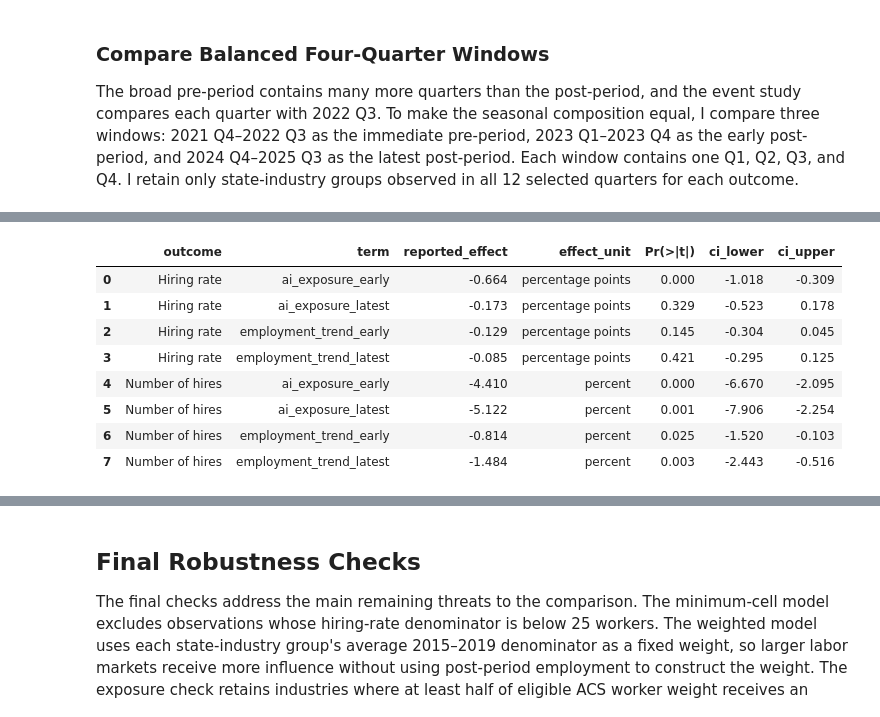
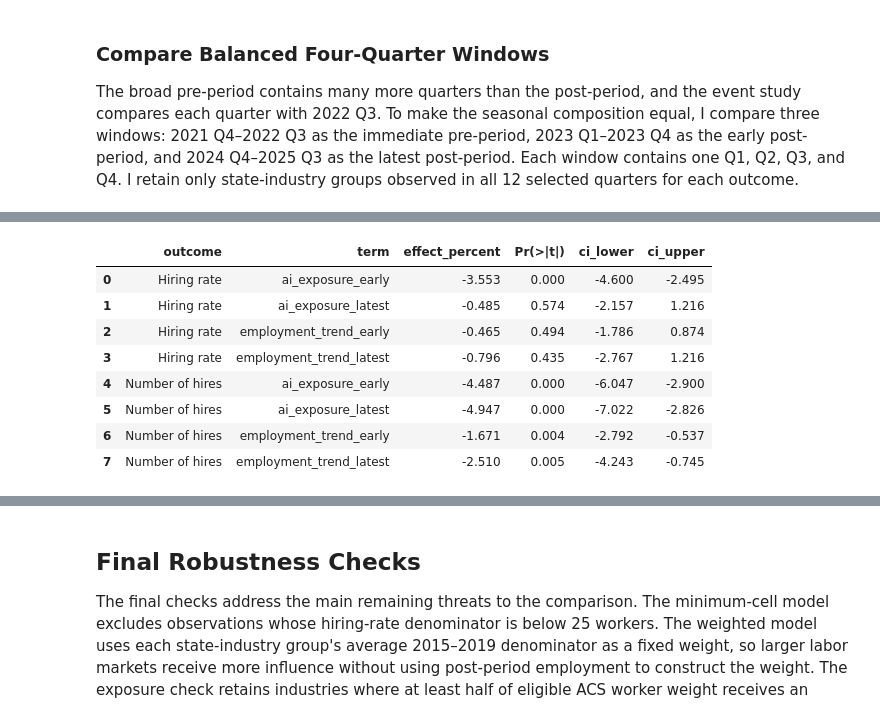
Before and after one commit to viet0901/senior-research, a Jupyter notebook: notebooks/02_research_analysis.ipynb, the cells around one changed output, grey strips where cells are left out. Cells and saved outputs as stored; diff of their text form; code cells hidden in the pictures.

```diff
--- a/notebooks/02_research_analysis.ipynb
+++ b/notebooks/02_research_analysis.ipynb
@@ -2074,9 +2025,7 @@ balanced_windows = {
     "Latest post-period": ["2024Q4", "2025Q1", "2025Q2", "2025Q3"],
 }
 period_to_window = {
-    period: window
-    for window, periods in balanced_windows.items()
-    for period in periods
+    period: window for window, periods in balanced_windows.items() for period in periods
 }
 selected_periods = list(period_to_window)
 
@@ -2089,22 +2038,14 @@ def prepare_balanced_window_data(data):
         .loc[lambda counts: counts.eq(len(selected_periods))]
         .index
     )
-    balanced = balanced.loc[
-        balanced["state_industry"].isin(complete_groups)
-    ].copy()
+    balanced = balanced.loc[balanced["state_industry"].isin(complete_groups)].copy()
     balanced["comparison_window"] = balanced["period"].map(period_to_window)
-    balanced["early_post"] = balanced["comparison_window"].eq(
-        "Early post-period"
-    ).astype(int)
-    balanced["latest_post"] = balanced["comparison_window"].eq(
-        "Latest post-period"
-    ).astype(int)
+    balanced["early_post"] = balanced["comparison_window"].eq("Early post-period").astype(int)
+    balanced["latest_post"] = balanced["comparison_window"].eq("Latest post-period").astype(int)
 
     for window_name in ["early", "latest"]:
         indicator = balanced[f"{window_name}_post"]
-        balanced[f"ai_exposure_{window_name}"] = (
-            balanced["ai_exposure_10pp"] * indicator
-        )
+        balanced[f"ai_exposure_{window_name}"] = balanced["ai_exposure_10pp"] * indicator
         balanced[f"employment_trend_{window_name}"] = (
             balanced["employment_above_trend_10pp"] * indicator
         )
@@ -2112,25 +2053,25 @@ def prepare_balanced_window_data(data):
     return balanced
 
 
-balanced_rate_data = prepare_balanced_window_data(model_data)
-balanced_count_data = prepare_balanced_window_data(hire_count_model_data)
+balanced_rate_data = prepare_balanced_window_data(poisson_model_data)
+balanced_count_data = prepare_balanced_window_data(poisson_model_data)
 
 balanced_terms = (
-    "ai_exposure_early + ai_exposure_latest + "
-    "employment_trend_early + employment_trend_latest"
+    "ai_exposure_early + ai_exposure_latest + employment_trend_early + employment_trend_latest"
 )
 balanced_rate_model = cast(
-    Feols,
-    feols(
-        f"hiring_rate_pct ~ {balanced_terms} | state_industry + period",
+    Fepois,
+    fepois(
+        f"hire_count ~ {balanced_terms} | state_industry + period",
         data=balanced_rate_data,
+        offset="log_young_average_employment",
         vcov={"CRV1": "industry"},
     ),
 )
 balanced_count_model = cast(
-    Feols,
-    feols(
-        f"log_hire_count ~ {balanced_terms} | state_industry + period",
+    Fepois,
+    fepois(
+        f"hire_count ~ {balanced_terms} | state_industry + period",
         data=balanced_count_data,
         vcov={"CRV1": "industry"},
     ),
@@ -2138,36 +2079,20 @@ balanced_count_model = cast(
 
 balanced_window_results = pd.concat(
     [
-        tidy_model_results(balanced_rate_model, "Hiring rate")
-        .assign(outcome="Hiring rate"),
-        tidy_model_results(balanced_count_model, "Number of hires")
-        .assign(outcome="Number of hires"),
+        tidy_poisson_results(balanced_rate_model, "Hiring rate").assign(outcome="Hiring rate"),
+        tidy_poisson_results(balanced_count_model, "Number of hires").assign(
+            outcome="Number of hires"
+        ),
     ],
     ignore_index=True,
 )
-balanced_window_results["reported_effect"] = np.where(
-    balanced_window_results["outcome"].eq("Number of hires"),
-    np.expm1(balanced_window_results["Estimate"]) * 100,
-    balanced_window_results["Estimate"],
-)
-balanced_window_results["effect_unit"] = np.where(
-    balanced_window_results["outcome"].eq("Number of hires"),
-    "percent",
-    "percentage points",
-)
-for source, target in [("2.5%", "ci_lower"), ("97.5%", "ci_upper")]:
-    balanced_window_results[target] = np.where(
-        balanced_window_results["outcome"].eq("Number of hires"),
-        np.expm1(balanced_window_results[source]) * 100,
-        balanced_window_results[source],
-    )
 
 print(
     "Balanced hiring-rate groups:",
     f"{balanced_rate_data['state_industry'].nunique():,}",
 )
 print(
-    "Balanced positive-count groups:",
+    "Balanced hire-count groups:",
     f"{balanced_count_data['state_industry'].nunique():,}",
 )
 display(
@@ -2175,8 +2100,7 @@ display(
         [
             "outcome",
             "term",
-            "reported_effect",
-            "effect_unit",
+            "effect_percent",
             "Pr(>|t|)",
             "ci_lower",
             "ci_upper",
@@ -2189,10 +2113,10 @@ Balanced positive-count groups: 3,193
-|  | outcome | term | reported_effect | effect_unit | Pr(>|t|) | ci_lower | ci_upper |
-| 0 | Hiring rate | ai_exposure_early | -0.664 | percentage points | 0.000 | -1.018 | -0.309 |
-| 1 | Hiring rate | ai_exposure_latest | -0.173 | percentage points | 0.329 | -0.523 | 0.178 |
-| 2 | Hiring rate | employment_trend_early | -0.129 | percentage points | 0.145 | -0.304 | 0.045 |
-| 3 | Hiring rate | employment_trend_latest | -0.085 | percentage points | 0.421 | -0.295 | 0.125 |
-| 4 | Number of hires | ai_exposure_early | -4.410 | percent | 0.000 | -6.670 | -2.095 |
-| 5 | Number of hires | ai_exposure_latest | -5.122 | percent | 0.001 | -7.906 | -2.254 |
-| 6 | Number of hires | employment_trend_early | -0.814 | percent | 0.025 | -1.520 | -0.103 |
-| 7 | Number of hires | employment_trend_latest | -1.484 | percent | 0.003 | -2.443 | -0.516 |
+|  | outcome | term | effect_percent | Pr(>|t|) | ci_lower | ci_upper |
+| 0 | Hiring rate | ai_exposure_early | -3.553 | 0.000 | -4.600 | -2.495 |
+| 1 | Hiring rate | ai_exposure_latest | -0.485 | 0.574 | -2.157 | 1.216 |
+| 2 | Hiring rate | employment_trend_early | -0.465 | 0.494 | -1.786 | 0.874 |
+| 3 | Hiring rate | employment_trend_latest | -0.796 | 0.435 | -2.767 | 1.216 |
+| 4 | Number of hires | ai_exposure_early | -4.487 | 0.000 | -6.047 | -2.900 |
+| 5 | Number of hires | ai_exposure_latest | -4.947 | 0.000 | -7.022 | -2.826 |
+| 6 | Number of hires | employment_trend_early | -1.671 | 0.004 | -2.792 | -0.537 |
+| 7 | Number of hires | employment_trend_latest | -2.510 | 0.005 | -4.243 | -0.745 |
 # %% [markdown]
```
Also changed, not shown: parts of 44 cells of this notebook, 4 other files.
